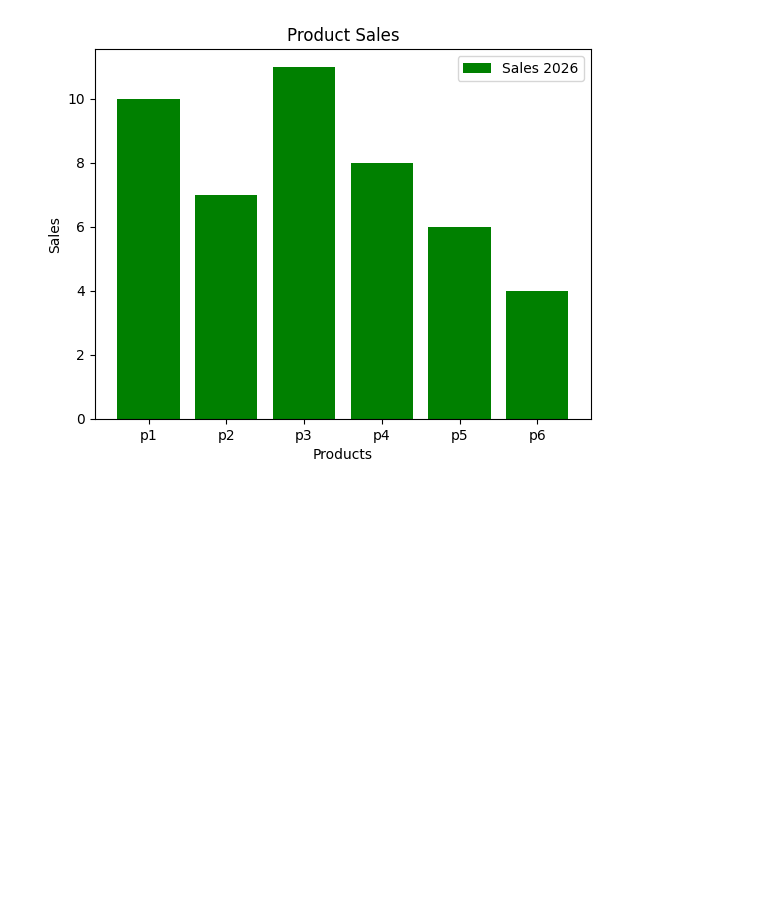
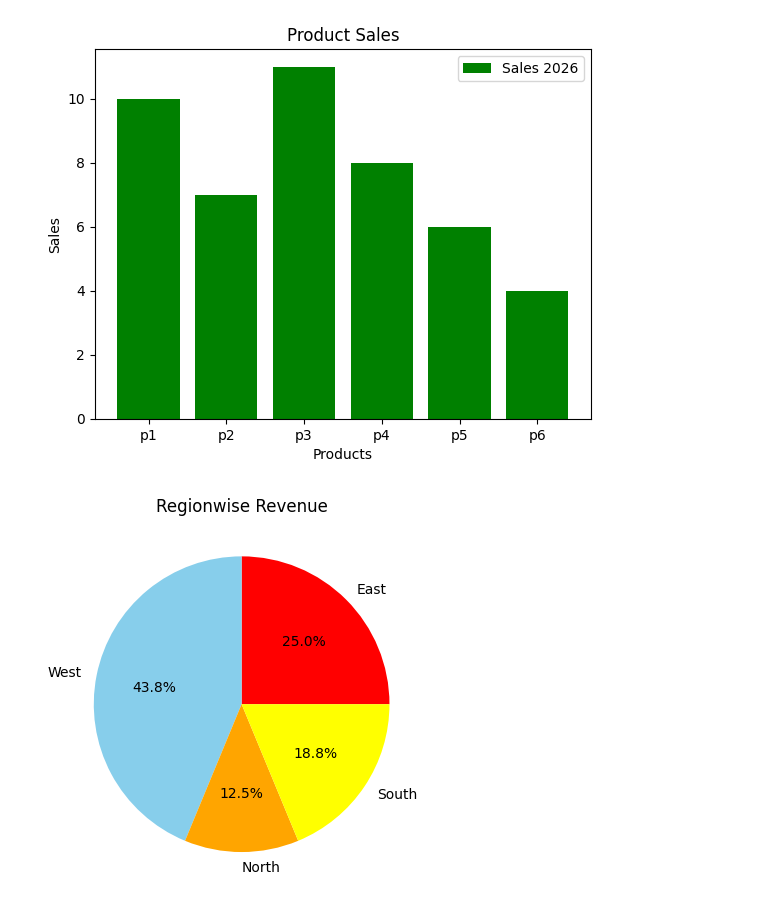
Before and after one commit to pranjal7398/Matplotlib, a Jupyter notebook: matplotlib.ipynb, the cells around one changed output. Drawn from its saved outputs; the diff is of its cells as text; code cells hidden in the pictures; blank space fills up the shorter version.

```diff
--- a/matplotlib.ipynb
+++ b/matplotlib.ipynb
@@ -44,3 +44,16 @@ plt.legend(loc="upper right")
 plt.show()
 # %% [output]
 [figure]
+# %%
+# plotting a pie chart of revenue collected by each region
+
+import matplotlib.pyplot as plt
+
+region = ["East" , "West" , "North" , "South"]
+revenue = [2000 , 3500 , 1000 , 1500 ]
+
+plt.pie(revenue , labels = region , colors= ['red' , 'skyblue' , 'orange' , 'yellow'] , autopct = "%1.1f%%")
+plt.title("Regionwise Revenue")
+plt.show()
+# %% [output]
+[figure, added]
```
Also changed, not shown: parts of 5 cells of this notebook.
